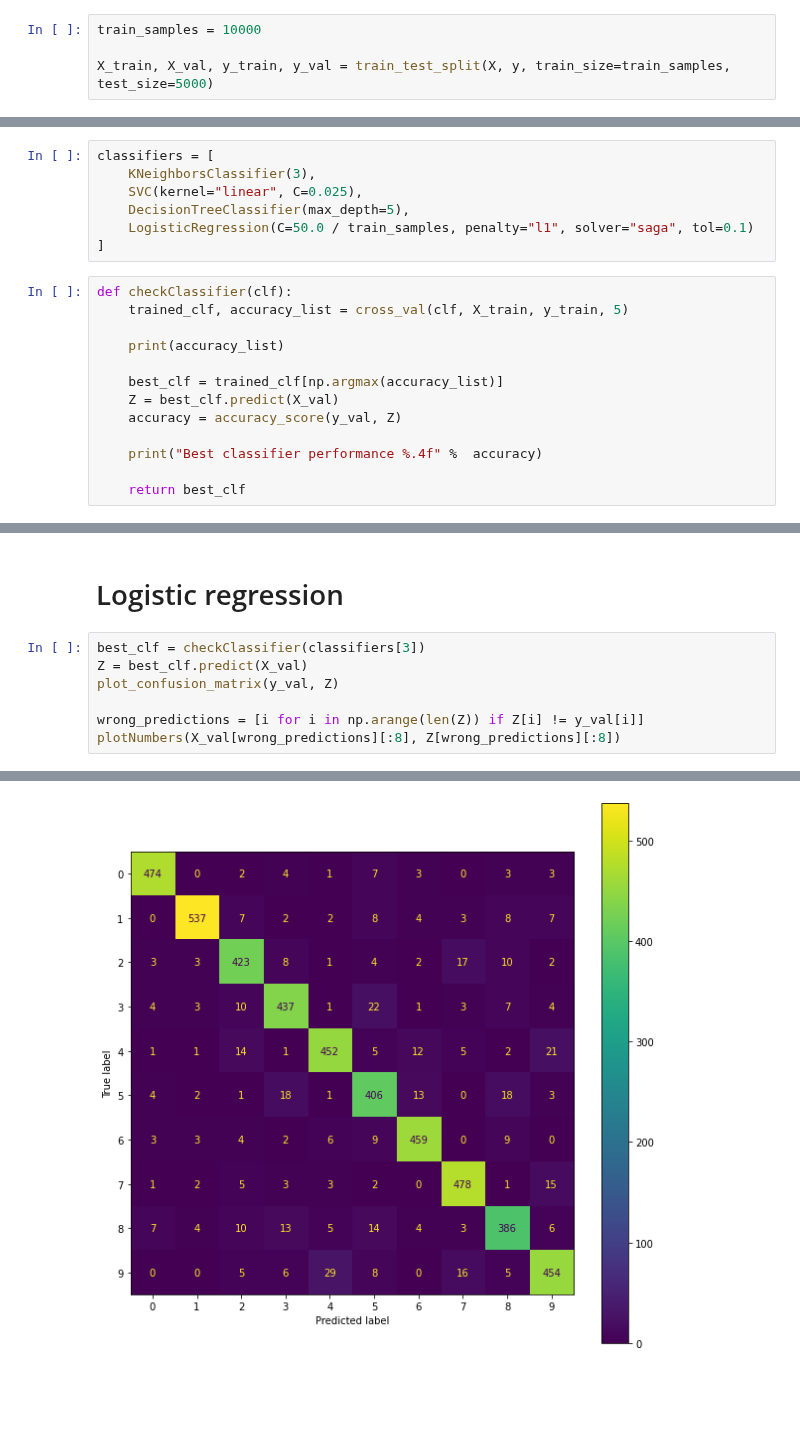
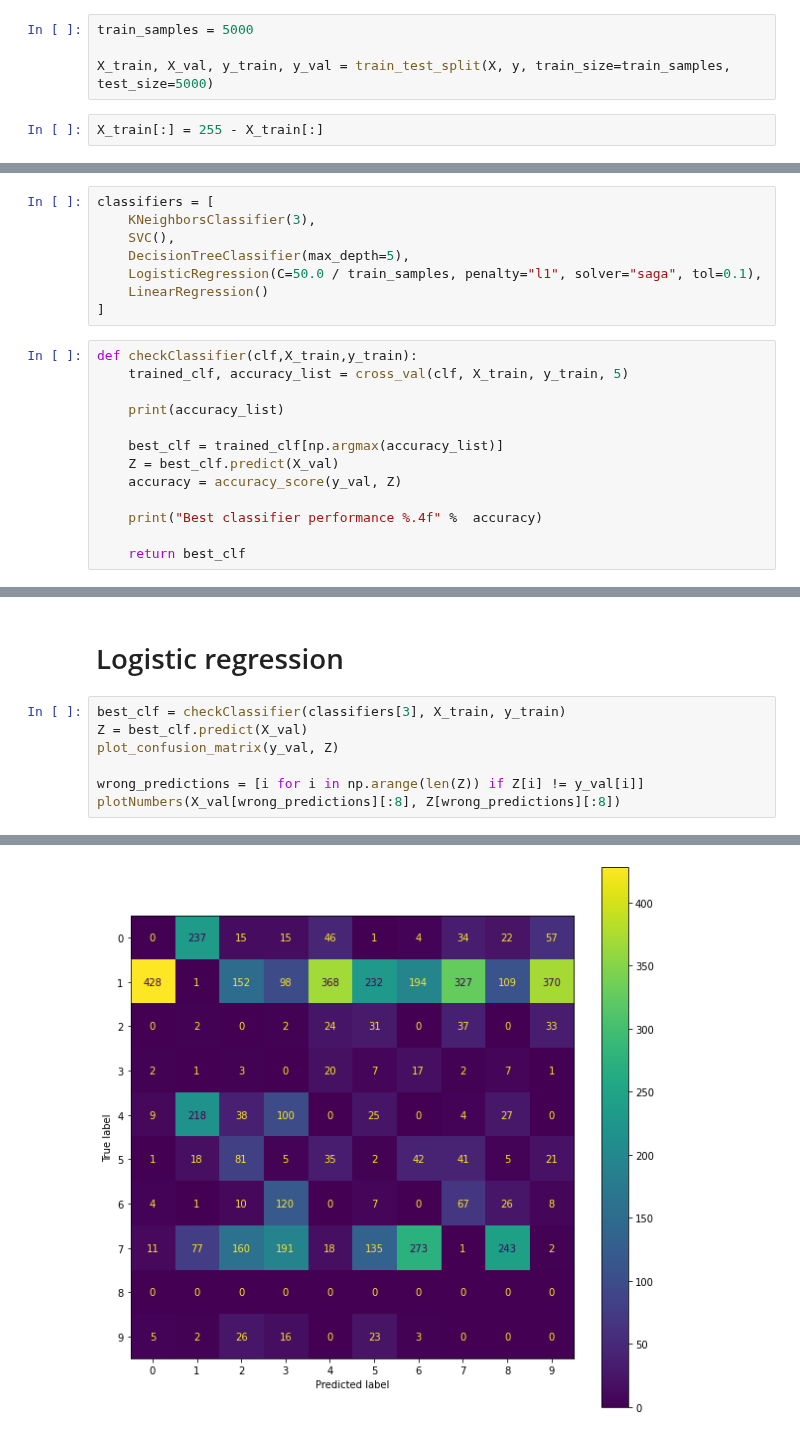
Before and after one commit to Altair200333/ML_tasks, a Jupyter notebook: task3/mnsit_classifires.ipynb, the cells around one changed output, grey strips where cells are left out. Saved outputs shown, nothing was run; the diff lists cells and outputs as text; blank space fills up the shorter version.

```diff
--- a/task3/mnsit_classifires.ipynb
+++ b/task3/mnsit_classifires.ipynb
@@ -39,6 +40,8 @@ def plot_confusion_matrix(predicted, y):
     fig, ax = plt.subplots(figsize=(10,10))
     cmp.plot(ax=ax)
 # %%
-train_samples = 10000
+train_samples = 5000
 
 X_train, X_val, y_train, y_val = train_test_split(X, y, train_size=train_samples, test_size=5000)
+# %%
+X_train[:] = 255 - X_train[:]
@@ -45,12 +53,13 @@ X_train, X_val, y_train, y_val = train_test_split(X, y, train_size=train_samples
 # %%
 classifiers = [
     KNeighborsClassifier(3),
-    SVC(kernel="linear", C=0.025),
+    SVC(),
     DecisionTreeClassifier(max_depth=5),
-    LogisticRegression(C=50.0 / train_samples, penalty="l1", solver="saga", tol=0.1)
+    LogisticRegression(C=50.0 / train_samples, penalty="l1", solver="saga", tol=0.1),
+    LinearRegression()
 ]
 # %%
-def checkClassifier(clf):
+def checkClassifier(clf,X_train,y_train):
     trained_clf, accuracy_list = cross_val(clf, X_train, y_train, 5)
 
     print(accuracy_list)
@@ -107,7 +116,7 @@ Best classifier performance 0.6678
 # %% [markdown]
 <h1>Logistic regression</h1>
 # %%
-best_clf = checkClassifier(classifiers[3])
+best_clf = checkClassifier(classifiers[3], X_train, y_train)
 Z = best_clf.predict(X_val)
 plot_confusion_matrix(y_val, Z)
 
@@ -119 +128 @@ Best classifier performance 0.9012
-[figure, old version]
+[figure, new version]
```
Also changed, not shown: parts of 8 cells of this notebook, 7 other files.
